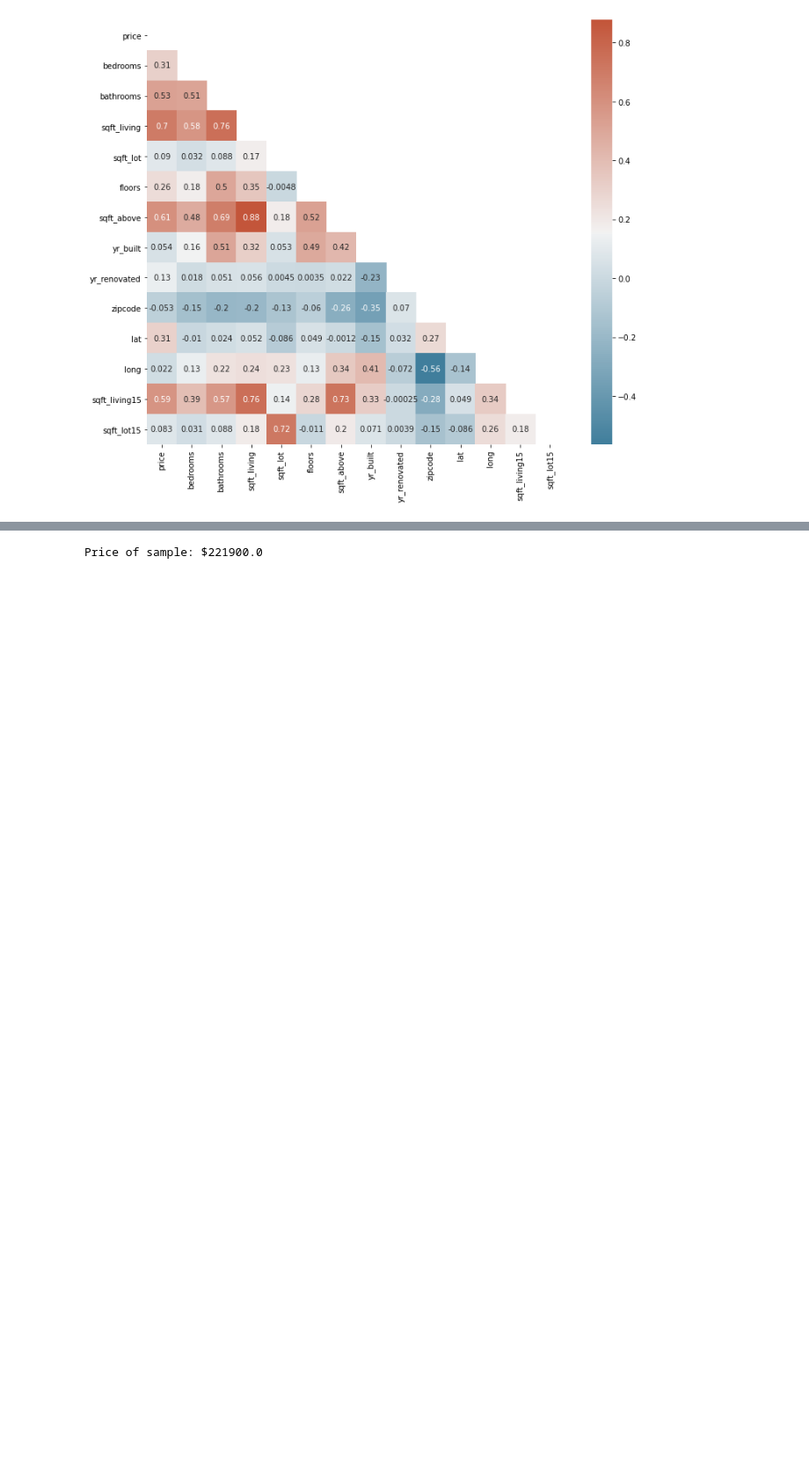
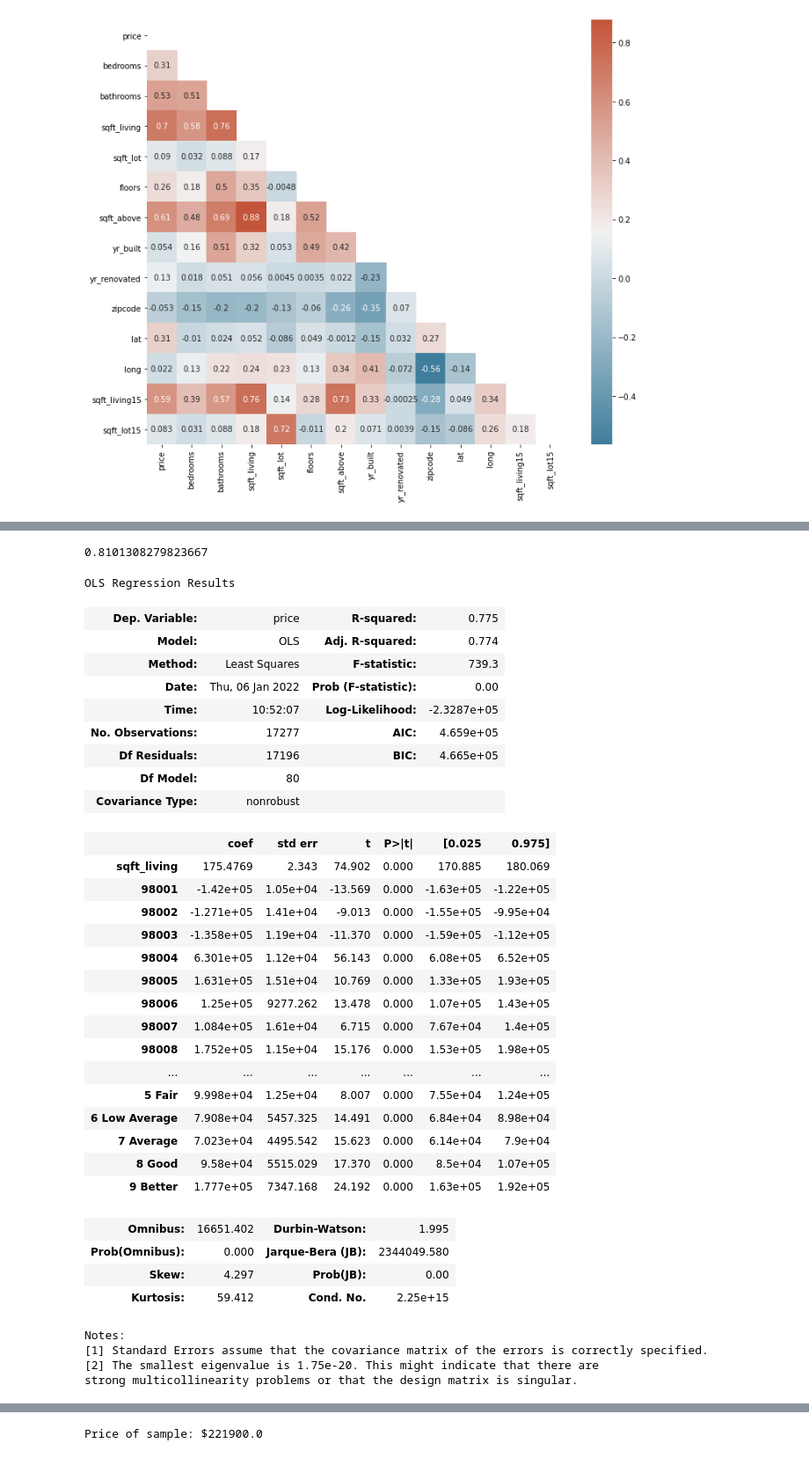
Before and after one commit to smashley-eakland/phase-2-project, a Jupyter notebook: Test_notebook.ipynb, the cells around one changed output, grey strips where cells are left out. Shown: that part at 88% size. Drawn from its saved outputs; the diff is of its cells as text; code cells hidden in the pictures; blank space fills up the shorter version.

```diff
--- a/Test_notebook.ipynb
+++ b/Test_notebook.ipynb
@@ -109,0 +149,16 @@ zip_cat = pd.concat([df, zipcodes], axis=1)
+# %%
+# MULTIPLE LINEAR REGREESSION INCLUDING X = SQFT + ZIPCODES(OHE), Y = PRICE
+
+zip_price = pd.concat([df.price, df.sqft_living, zipcodes], axis=1)
+
+y3 = zip_price.price
+x3 = zip_price.drop('price', axis=1)
+
+x3_train, x3_test, y3_train, y3_test = train_test_split(x3, y3, test_size=.2)
+
+lr.fit(x3_train, y3_train)
+
+lr.score(x3_test, y3_test)
+
+# TOGETHER SQUARE FOOTAGE AND ZIPCODES CORRELATE MUCH BETTER TO SALE PRICE
+# R2 ~ .72
@@ -110 +167,64 @@ zip_cat = pd.concat([df, zipcodes], axis=1)
+# %%
+# MULTIPLE LINEAR REGREESSION INCLUDING X = SQFT + ZIPCODES(OHE) + GRADE(OHE), Y = PRICE
+
+grade_cat = pd.concat([zip_price, pd.get_dummies(df.grade)], axis=1)
+
+y4 = grade_cat.price
+x4 = grade_cat.drop('price', axis=1)
+
+x4_train, x4_test, y4_train, y4_test = train_test_split(x4, y4, test_size=.2)
+
+lr.fit(x4_train, y4_train)
+
+lr.score(x4_test, y4_test)
+
+# ADDITION OF GRADE OF HOME IMPROVES THE MODEL
+# R2 ~ 0.78
+
+# GRADE NOT STRAIGHTFORWARD FOR USER INPUT
+# %% [output]
+0.8101308279823667
+# %%
+# OLS PRINTOUT OF 4TH ITTERATIVE MODEL
+
+price = y4_train
+preds = x4_train
+test_lm1 = OLS(price,preds)
+results = test_lm1.fit()
+results.summary()
+# %% [output]
+OLS Regression Results
+| Dep. Variable: | price | R-squared: | 0.775 |
+| Model: | OLS | Adj. R-squared: | 0.774 |
+| Method: | Least Squares | F-statistic: | 739.3 |
+| Date: | Thu, 06 Jan 2022 | Prob (F-statistic): | 0.00 |
+| Time: | 10:52:07 | Log-Likelihood: | -2.3287e+05 |
+| No. Observations: | 17277 | AIC: | 4.659e+05 |
+| Df Residuals: | 17196 | BIC: | 4.665e+05 |
+| Df Model: | 80 |  |  |
+| Covariance Type: | nonrobust |  |  |
+|  | coef | std err | t | P>|t| | [0.025 | 0.975] |
+| sqft_living | 175.4769 | 2.343 | 74.902 | 0.000 | 170.885 | 180.069 |
+| 98001 | -1.42e+05 | 1.05e+04 | -13.569 | 0.000 | -1.63e+05 | -1.22e+05 |
+| 98002 | -1.271e+05 | 1.41e+04 | -9.013 | 0.000 | -1.55e+05 | -9.95e+04 |
+| 98003 | -1.358e+05 | 1.19e+04 | -11.370 | 0.000 | -1.59e+05 | -1.12e+05 |
+| 98004 | 6.301e+05 | 1.12e+04 | 56.143 | 0.000 | 6.08e+05 | 6.52e+05 |
+| 98005 | 1.631e+05 | 1.51e+04 | 10.769 | 0.000 | 1.33e+05 | 1.93e+05 |
+| 98006 | 1.25e+05 | 9277.262 | 13.478 | 0.000 | 1.07e+05 | 1.43e+05 |
+| 98007 | 1.084e+05 | 1.61e+04 | 6.715 | 0.000 | 7.67e+04 | 1.4e+05 |
+| 98008 | 1.752e+05 | 1.15e+04 | 15.176 | 0.000 | 1.53e+05 | 1.98e+05 |
+| ... | ... | ... | ... | ... | ... | ... |
+| 5 Fair | 9.998e+04 | 1.25e+04 | 8.007 | 0.000 | 7.55e+04 | 1.24e+05 |
+| 6 Low Average | 7.908e+04 | 5457.325 | 14.491 | 0.000 | 6.84e+04 | 8.98e+04 |
+| 7 Average | 7.023e+04 | 4495.542 | 15.623 | 0.000 | 6.14e+04 | 7.9e+04 |
+| 8 Good | 9.58e+04 | 5515.029 | 17.370 | 0.000 | 8.5e+04 | 1.07e+05 |
+| 9 Better | 1.777e+05 | 7347.168 | 24.192 | 0.000 | 1.63e+05 | 1.92e+05 |
+| Omnibus: | 16651.402 | Durbin-Watson: | 1.995 |
+| Prob(Omnibus): | 0.000 | Jarque-Bera (JB): | 2344049.580 |
+| Skew: | 4.297 | Prob(JB): | 0.00 |
+| Kurtosis: | 59.412 | Cond. No. | 2.25e+15 |
+Notes:
+[1] Standard Errors assume that the covariance matrix of the errors is correctly specified.
+[2] The smallest eigenvalue is 1.75e-20. This might indicate that there are
+strong multicollinearity problems or that the design matrix is singular.
 # %%
```
Also changed, not shown: parts of 15 cells of this notebook.
